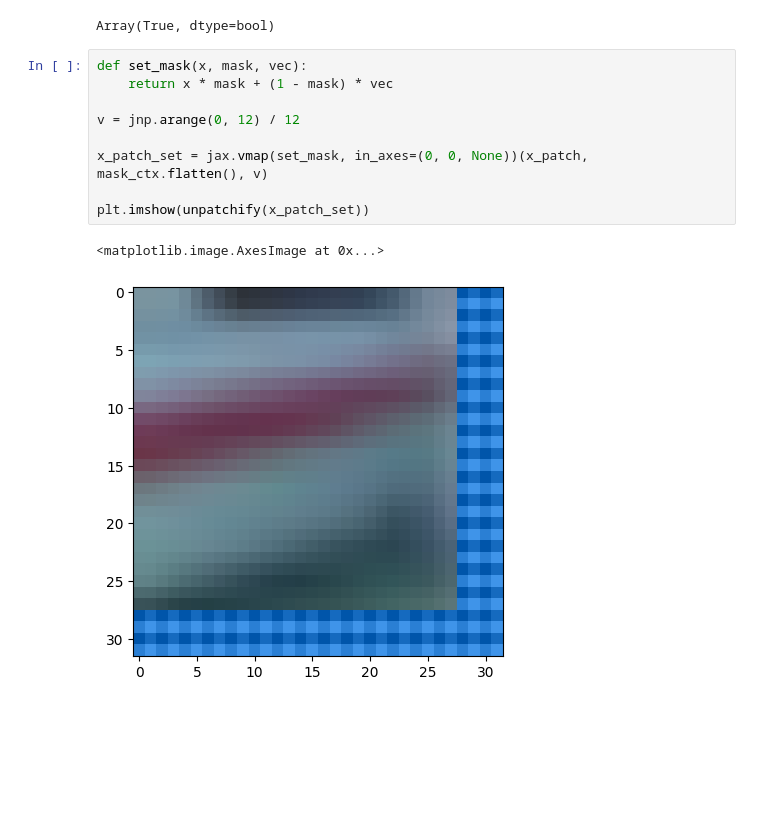
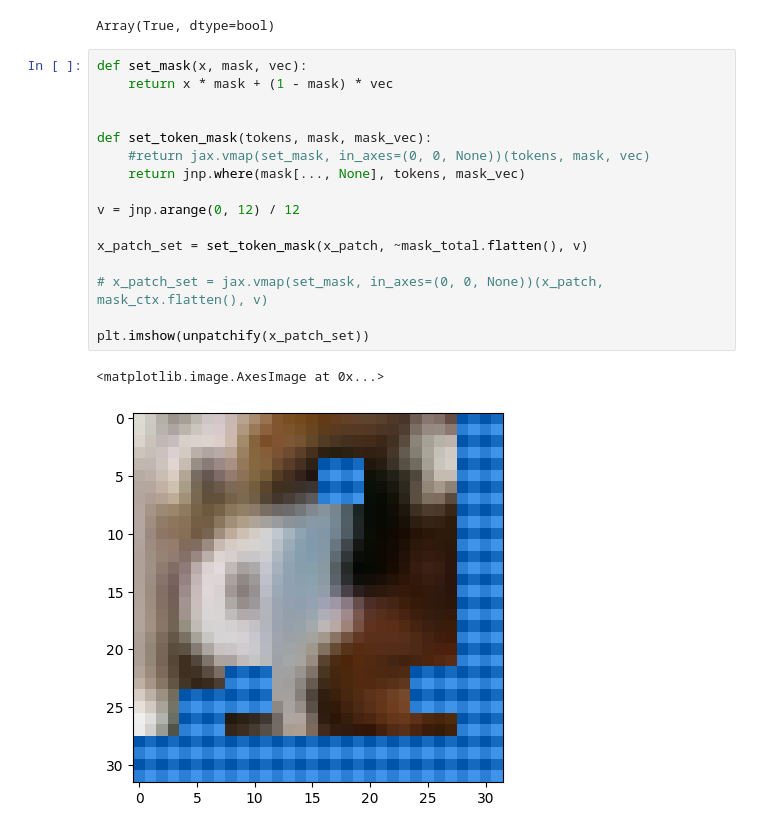
Before and after one commit to sugolov/jepax, a Jupyter notebook: notebooks/components/data_patch.ipynb, the cells around one changed output. Cells and saved outputs as stored; diff of their text form; blank space fills up the shorter version.

```diff
--- a/notebooks/components/data_patch.ipynb
+++ b/notebooks/components/data_patch.ipynb
@@ -198,12 +198,19 @@ Array(True, dtype=bool)
 # %%
 def set_mask(x, mask, vec):
     return x * mask + (1 - mask) * vec
 
+
+def set_token_mask(tokens, mask, mask_vec):
+    #return jax.vmap(set_mask, in_axes=(0, 0, None))(tokens, mask, vec)
+    return jnp.where(mask[..., None], tokens, mask_vec)
+
 v = jnp.arange(0, 12) / 12
 
-x_patch_set = jax.vmap(set_mask, in_axes=(0, 0, None))(x_patch, mask_ctx.flatten(), v)
+x_patch_set = set_token_mask(x_patch, ~mask_total.flatten(), v)
+
+# x_patch_set = jax.vmap(set_mask, in_axes=(0, 0, None))(x_patch, mask_ctx.flatten(), v)
 
 plt.imshow(unpatchify(x_patch_set))
 # %% [output]
 <matplotlib.image.AxesImage at 0x...>
-[figure, old version]
+[figure, new version]
```
Also changed, not shown: parts of 6 cells of this notebook, 5 other files.
